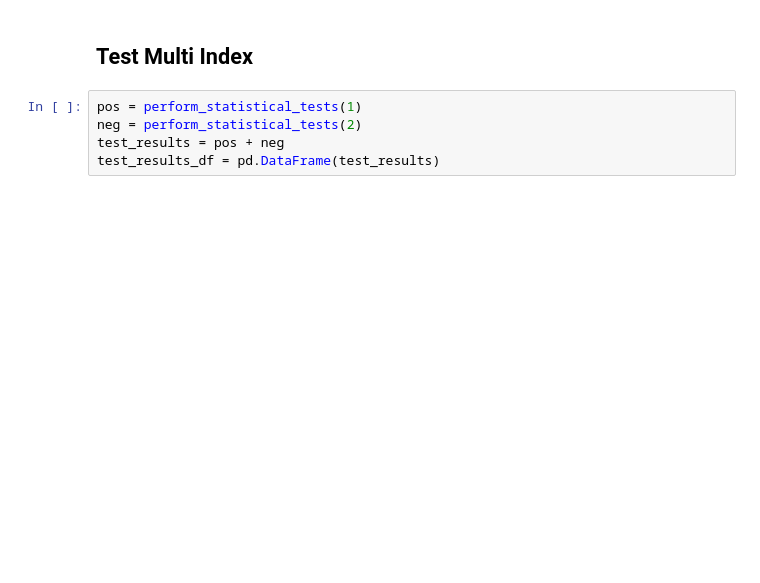
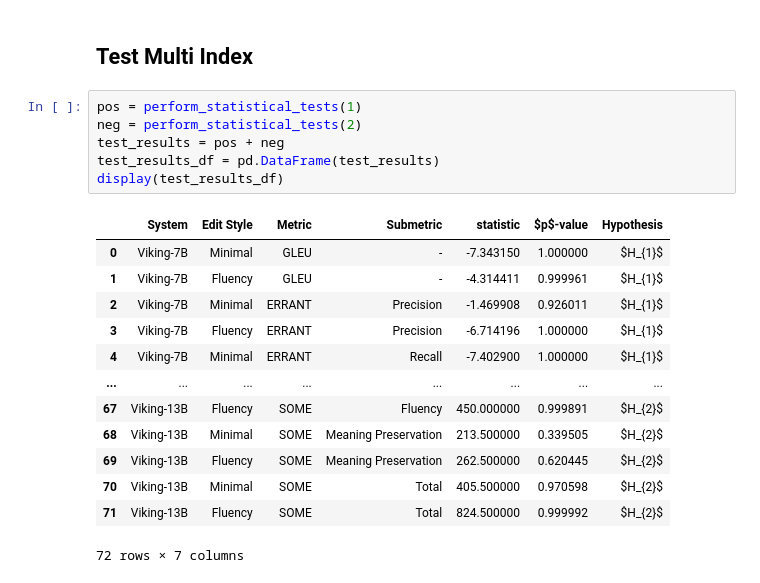
Before and after one commit to kraft242/da231x, a Jupyter notebook: evaluate/plot.ipynb, the cells around one changed output. Drawn from its saved outputs; the diff is of its cells as text; blank space fills up the shorter version.

```diff
--- a/evaluate/plot.ipynb
+++ b/evaluate/plot.ipynb
@@ -634,5 +563,20 @@ def perform_statistical_tests(hypothesis):
 # %%
 pos = perform_statistical_tests(1)
 neg = perform_statistical_tests(2)
 test_results = pos + neg
 test_results_df = pd.DataFrame(test_results)
+display(test_results_df)
+# %% [output]
+|  | System | Edit Style | Metric | Submetric | statistic | $p$-value | Hypothesis |
+| 0 | Viking-7B | Minimal | GLEU | - | -7.343150 | 1.000000 | $H_{1}$ |
+| 1 | Viking-7B | Fluency | GLEU | - | -4.314411 | 0.999961 | $H_{1}$ |
+| 2 | Viking-7B | Minimal | ERRANT | Precision | -1.469908 | 0.926011 | $H_{1}$ |
+| 3 | Viking-7B | Fluency | ERRANT | Precision | -6.714196 | 1.000000 | $H_{1}$ |
+| 4 | Viking-7B | Minimal | ERRANT | Recall | -7.402900 | 1.000000 | $H_{1}$ |
+| ... | ... | ... | ... | ... | ... | ... | ... |
+| 67 | Viking-13B | Fluency | SOME | Fluency | 450.000000 | 0.999891 | $H_{2}$ |
+| 68 | Viking-13B | Minimal | SOME | Meaning Preservation | 213.500000 | 0.339505 | $H_{2}$ |
+| 69 | Viking-13B | Fluency | SOME | Meaning Preservation | 262.500000 | 0.620445 | $H_{2}$ |
+| 70 | Viking-13B | Minimal | SOME | Total | 405.500000 | 0.970598 | $H_{2}$ |
+| 71 | Viking-13B | Fluency | SOME | Total | 824.500000 | 0.999992 | $H_{2}$ |
+72 rows × 7 columns
```
Also changed, not shown: parts of 21 cells of this notebook, 2 other files.
